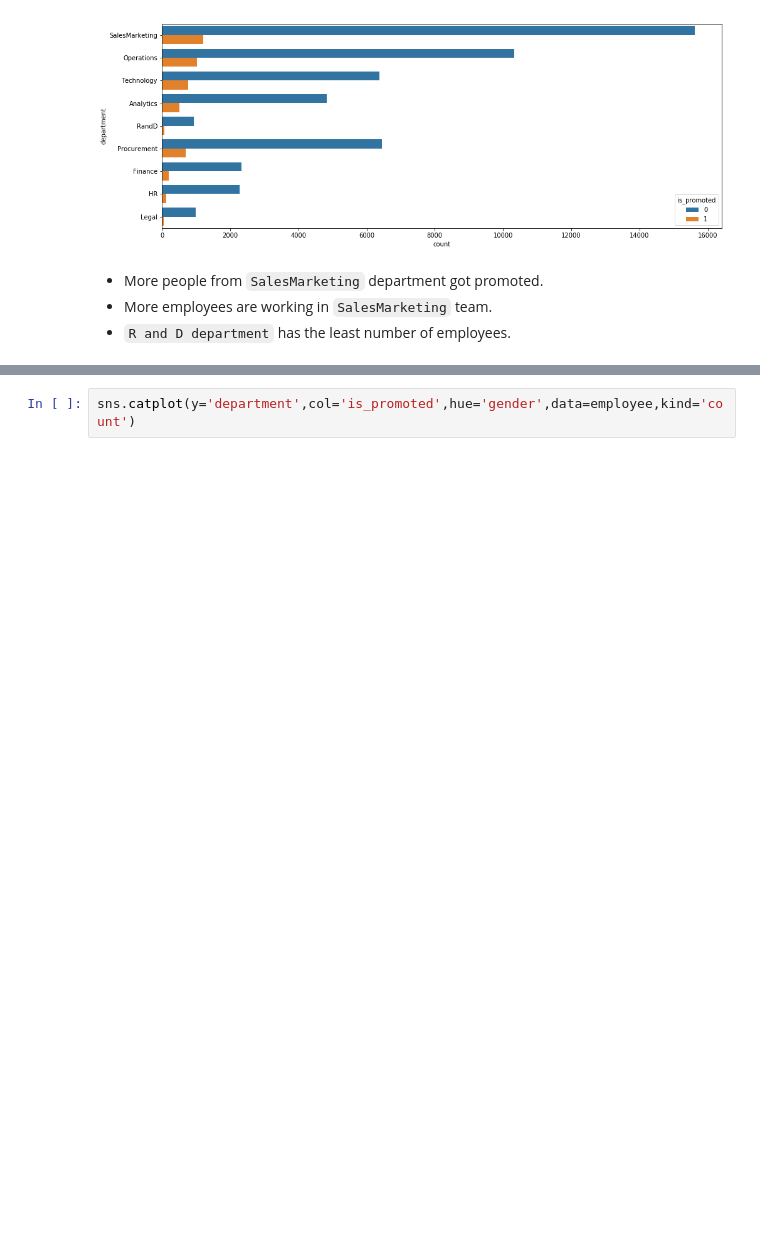
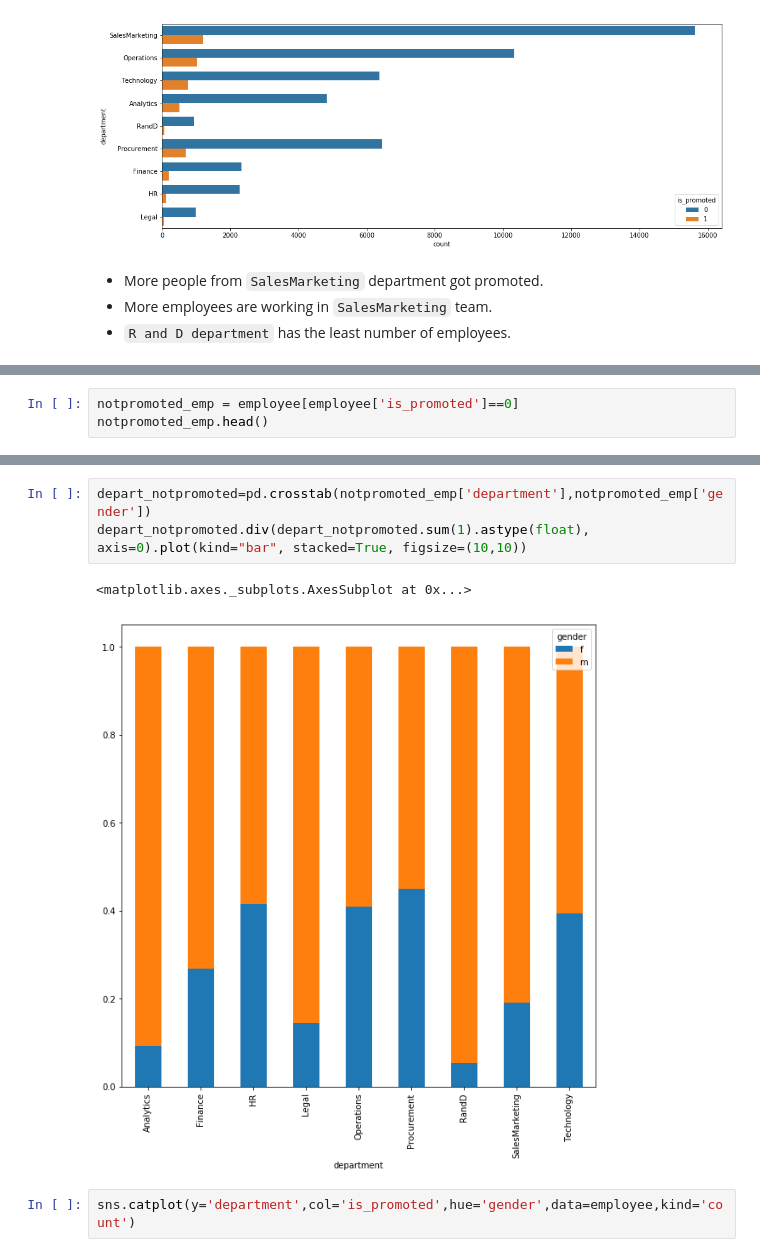
Before and after one commit to capstoneprojectgroup5gl/employee_project, a Jupyter notebook: Project5 - Employee performance prediction.ipynb, the cells around one changed output, grey strips where cells are left out. Cells and saved outputs as stored; diff of their text form; blank space fills up the shorter version.

```diff
--- a/Project5 - Employee performance prediction.ipynb
+++ b/Project5 - Employee performance prediction.ipynb
@@ -206,0 +234,3 @@ plt.show()
+# %%
+notpromoted_emp = employee[employee['is_promoted']==0]
+notpromoted_emp.head()
@@ -207,3 +244,9 @@ plt.show()
+# %%
+depart_notpromoted=pd.crosstab(notpromoted_emp['department'],notpromoted_emp['gender'])
+depart_notpromoted.div(depart_notpromoted.sum(1).astype(float), axis=0).plot(kind="bar", stacked=True, figsize=(10,10))
+# %% [output]
+<matplotlib.axes._subplots.AxesSubplot at 0x...>
+[figure, added]
 # %%
 sns.catplot(y='department',col='is_promoted',hue='gender',data=employee,kind='count')
 # %% [output]
```
Also changed, not shown: parts of 18 cells of this notebook.
